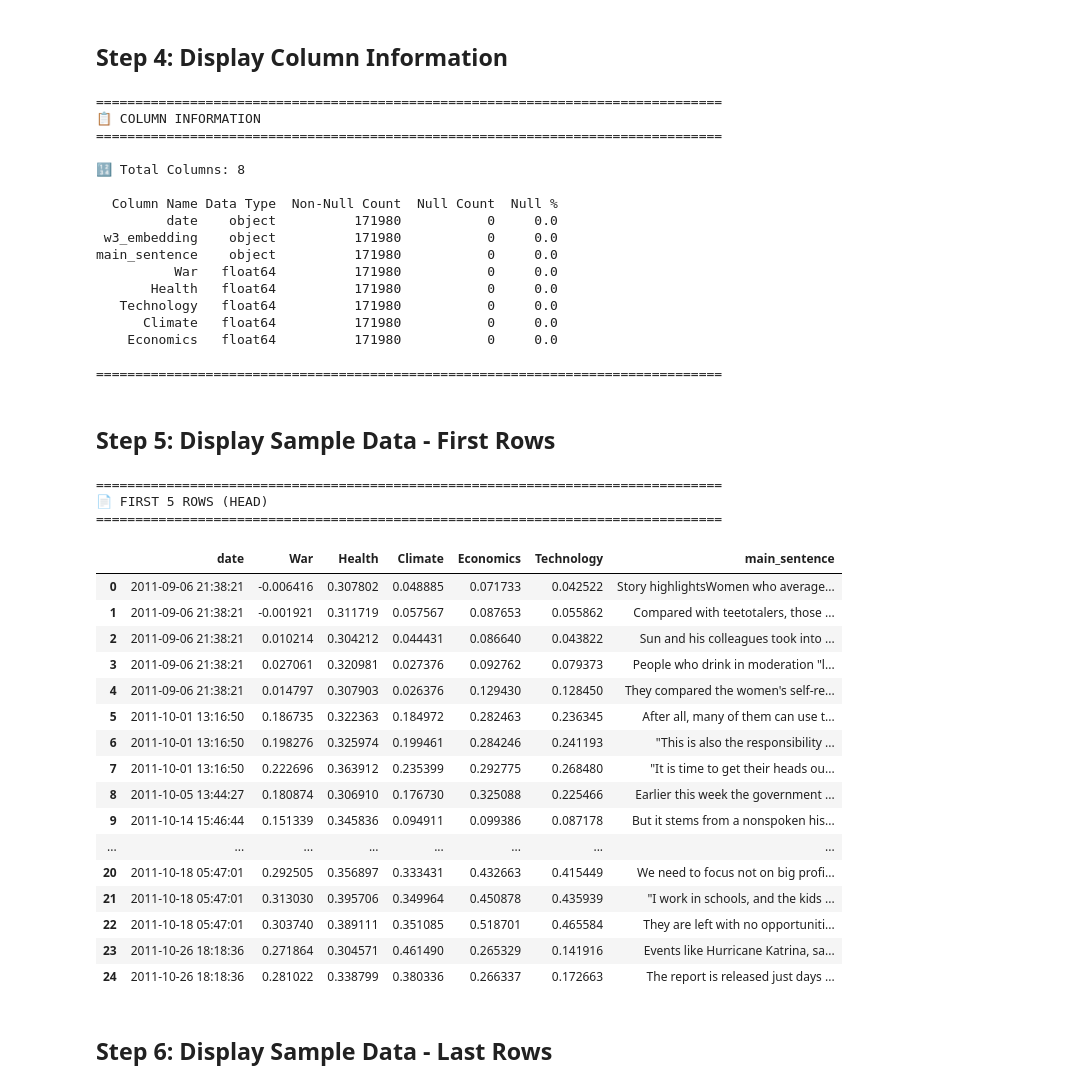
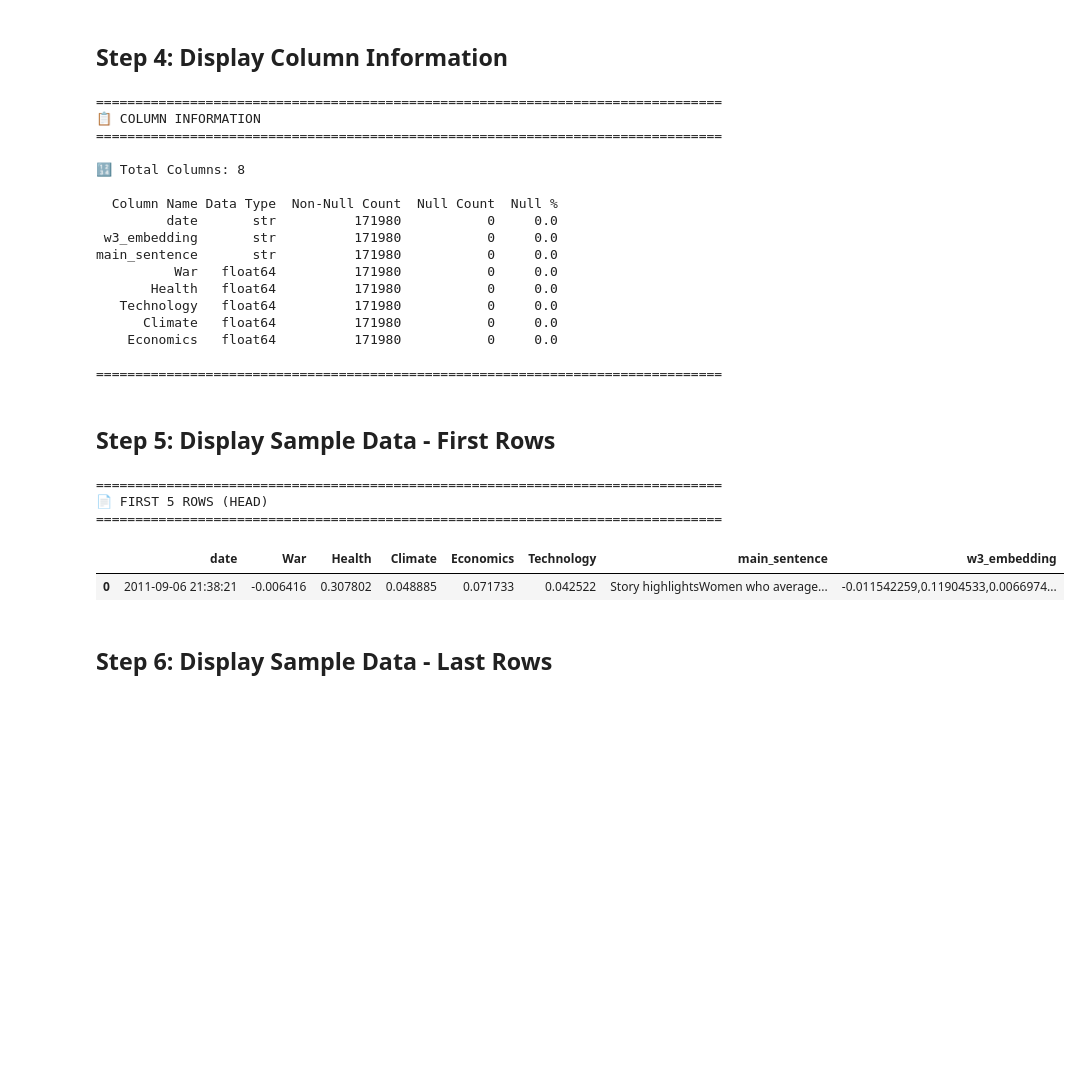
Before and after one commit to meet6868/Narrative-Shift-Detection, a Jupyter notebook: Pre_Processin/CSV_Explorer.ipynb, the cells around one changed output. Cells and saved outputs as stored; diff of their text form; code cells hidden in the pictures; blank space fills up the shorter version.

```diff
--- a/Pre_Processin/CSV_Explorer.ipynb
+++ b/Pre_Processin/CSV_Explorer.ipynb
@@ -49,7 +49,7 @@ print(f"   NumPy version: {np.__version__}")
 # CSV_FILE_PATH = '../DATA/CNN_Articels_clean.csv'  # UPDATE THIS!
 
 # CSV_FILE_PATH = '../DATA/CNN_Articels_clean.csv'  # UPDATE THIS!
-CSV_FILE_PATH = '../Processed_Data/Topic_Wise/Health.csv'  # UPDATE THIS!
+CSV_FILE_PATH = '../Processed_Data/Topic_Wise_w3/Health.csv'  # UPDATE THIS!
 # Convert to Path object
 csv_path = Path(CSV_FILE_PATH)
 
@@ -113,9 +113,9 @@ if df is not None:
 🔢 Total Columns: 8
 
   Column Name Data Type  Non-Null Count  Null Count  Null %
-         date    object          171980           0     0.0
- w3_embedding    object          171980           0     0.0
-main_sentence    object          171980           0     0.0
+         date       str          171980           0     0.0
+ w3_embedding       str          171980           0     0.0
+main_sentence       str          171980           0     0.0
           War   float64          171980           0     0.0
        Health   float64          171980           0     0.0
    Technology   float64          171980           0     0.0
@@ -128,36 +128,21 @@ main_sentence    object          171980           0     0.0
 # %%
 if df is not None:
     print("=" * 80)
     print("📄 FIRST 5 ROWS (HEAD)")
     print("=" * 80)
     print()
 
     # Set pandas display options for full width
     pd.set_option('display.max_colwidth', None)  # Show full column width
     pd.set_option('display.width', None)  # Auto-detect display width
 
-    display(df.head(25)[['date','War','Health','Climate','Economics','Technology','main_sentence']])
+    display(df.head(1)[['date','War','Health','Climate','Economics','Technology','main_sentence','w3_embedding']])
 # %% [output]
 ================================================================================
 📄 FIRST 5 ROWS (HEAD)
 ================================================================================
-|  | date | War | Health | Climate | Economics | Technology | main_sentence |
-| 0 | 2011-09-06 21:38:21 | -0.006416 | 0.307802 | 0.048885 | 0.071733 | 0.042522 | Story highlightsWomen who average... |
-| 1 | 2011-09-06 21:38:21 | -0.001921 | 0.311719 | 0.057567 | 0.087653 | 0.055862 | Compared with teetotalers, those ... |
-| 2 | 2011-09-06 21:38:21 | 0.010214 | 0.304212 | 0.044431 | 0.086640 | 0.043822 | Sun and his colleagues took into ... |
-| 3 | 2011-09-06 21:38:21 | 0.027061 | 0.320981 | 0.027376 | 0.092762 | 0.079373 | People who drink in moderation "l... |
-| 4 | 2011-09-06 21:38:21 | 0.014797 | 0.307903 | 0.026376 | 0.129430 | 0.128450 | They compared the women's self-re... |
-| 5 | 2011-10-01 13:16:50 | 0.186735 | 0.322363 | 0.184972 | 0.282463 | 0.236345 | After all, many of them can use t... |
-| 6 | 2011-10-01 13:16:50 | 0.198276 | 0.325974 | 0.199461 | 0.284246 | 0.241193 | "This is also the responsibility ... |
-| 7 | 2011-10-01 13:16:50 | 0.222696 | 0.363912 | 0.235399 | 0.292775 | 0.268480 | "It is time to get their heads ou... |
-| 8 | 2011-10-05 13:44:27 | 0.180874 | 0.306910 | 0.176730 | 0.325088 | 0.225466 | Earlier this week the government ... |
-| 9 | 2011-10-14 15:46:44 | 0.151339 | 0.345836 | 0.094911 | 0.099386 | 0.087178 | But it stems from a nonspoken his... |
-| ... | ... | ... | ... | ... | ... | ... | ... |
-| 20 | 2011-10-18 05:47:01 | 0.292505 | 0.356897 | 0.333431 | 0.432663 | 0.415449 | We need to focus not on big profi... |
-| 21 | 2011-10-18 05:47:01 | 0.313030 | 0.395706 | 0.349964 | 0.450878 | 0.435939 | "I work in schools, and the kids ... |
-| 22 | 2011-10-18 05:47:01 | 0.303740 | 0.389111 | 0.351085 | 0.518701 | 0.465584 | They are left with no opportuniti... |
-| 23 | 2011-10-26 18:18:36 | 0.271864 | 0.304571 | 0.461490 | 0.265329 | 0.141916 | Events like Hurricane Katrina, sa... |
-| 24 | 2011-10-26 18:18:36 | 0.281022 | 0.338799 | 0.380336 | 0.266337 | 0.172663 | The report is released just days ... |
+|  | date | War | Health | Climate | Economics | Technology | main_sentence | w3_embedding |
+| 0 | 2011-09-06 21:38:21 | -0.006416 | 0.307802 | 0.048885 | 0.071733 | 0.042522 | Story highlightsWomen who average... | -0.011542259,0.11904533,0.0066974... |
 # %% [markdown]
 ## Step 6: Display Sample Data - Last Rows
 # %%
```
Also changed, not shown: parts of 2 cells of this notebook, 6 other files.
